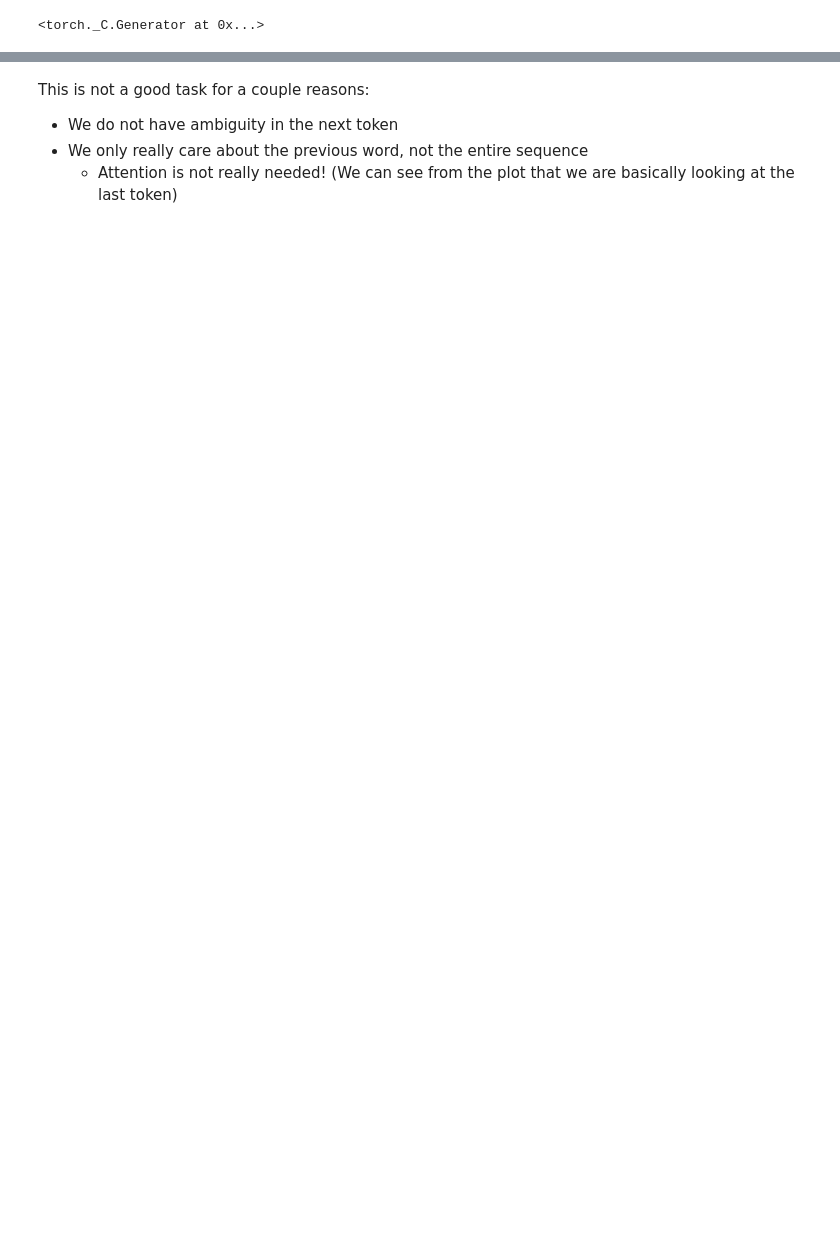
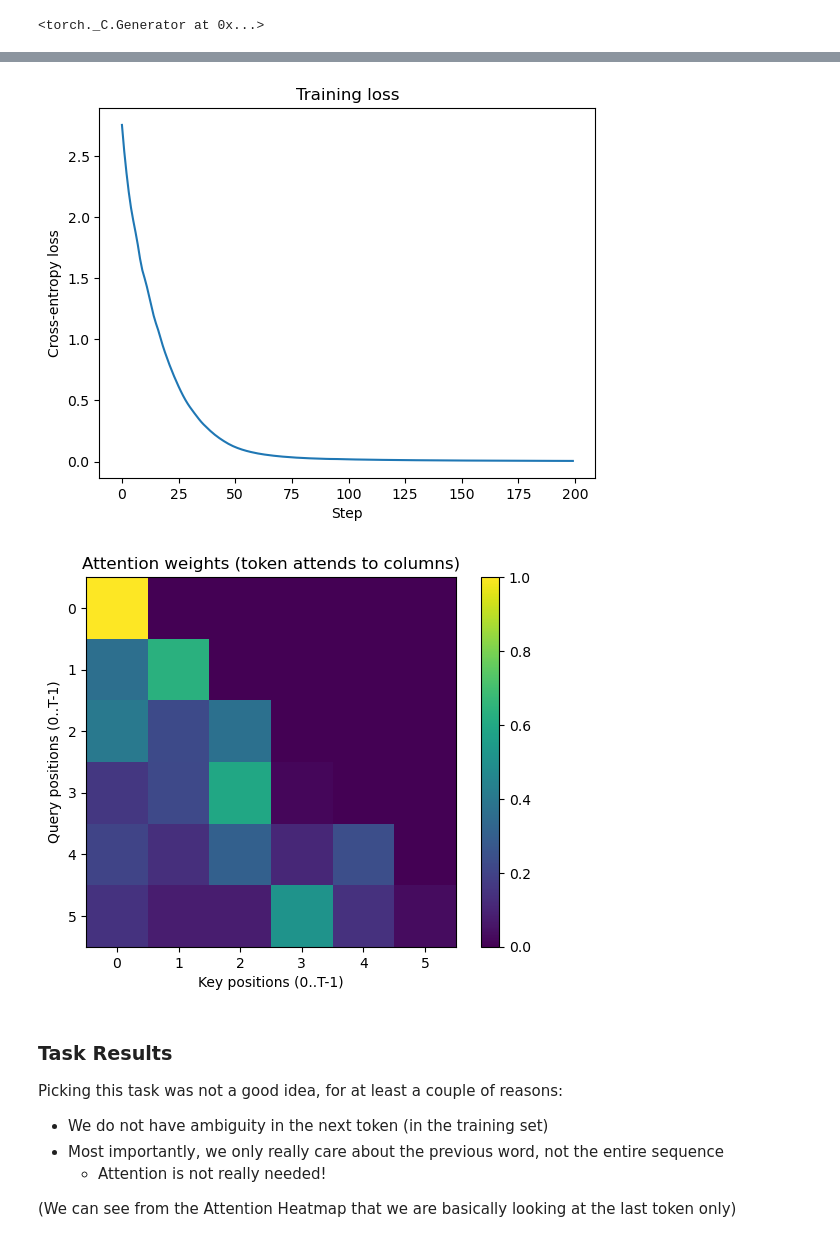
Before and after one commit to Filippo-Corti/NaturalLanguageProcessing, a Jupyter notebook: 5.0-intro-to-transformers.ipynb, the cells around one changed output, grey strips where cells are left out. Cells and saved outputs as stored; diff of their text form; code cells hidden in the pictures; blank space fills up the shorter version.

```diff
--- a/5.0-intro-to-transformers.ipynb
+++ b/5.0-intro-to-transformers.ipynb
@@ -209,5 +230,33 @@ targets = torch.tensor([[1, 2, 3, 4, 5, 6], [2, 3, 4, 5, 6, 7]], dtype=torch.lon
+# %%
+# 1) Loss curve
+plt.figure()
+plt.plot(loss_history)
+plt.title("Training loss")
+plt.xlabel("Step")
+plt.ylabel("Cross-entropy loss")
+plt.show()
+
+# 2) Attention heatmap from last forward pass
+attn = model.last_attention()
+if attn is not None:
+    plt.figure()
+    plt.imshow(attn)
+    plt.title("Attention weights (token attends to columns)")
+    plt.xlabel("Key positions (0..T-1)")
+    plt.ylabel("Query positions (0..T-1)")
+    plt.colorbar()
+    plt.show()
+else:
+    print("No stored attention to visualize.")
+# %% [output]
+[figure, added]
+[figure, added]
 # %% [markdown]
-This is not a good task for a couple reasons:
-* We do not have ambiguity in the next token
-* We only really care about the previous word, not the entire sequence
-  * Attention is not really needed! (We can see from the plot that we are basically looking at the last token)
+### Task Results
+
+Picking this task was not a good idea, for at least a couple of reasons:
+* We do not have ambiguity in the next token (in the training set)
+* Most importantly, we only really care about the previous word, not the entire sequence
+  * Attention is not really needed!
+
+(We can see from the Attention Heatmap that we are basically looking at the last token only)
```
Also changed, not shown: parts of 13 cells of this notebook, 8 other files.
